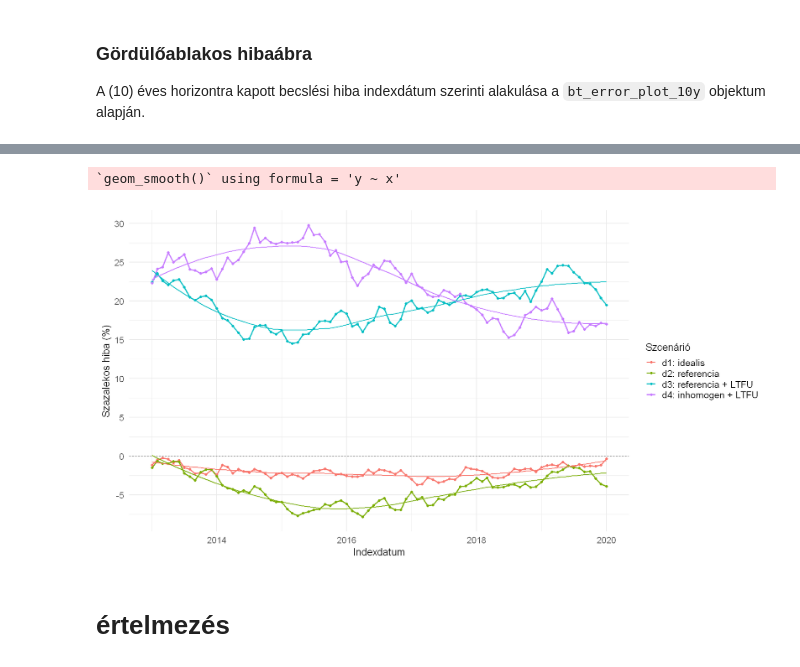
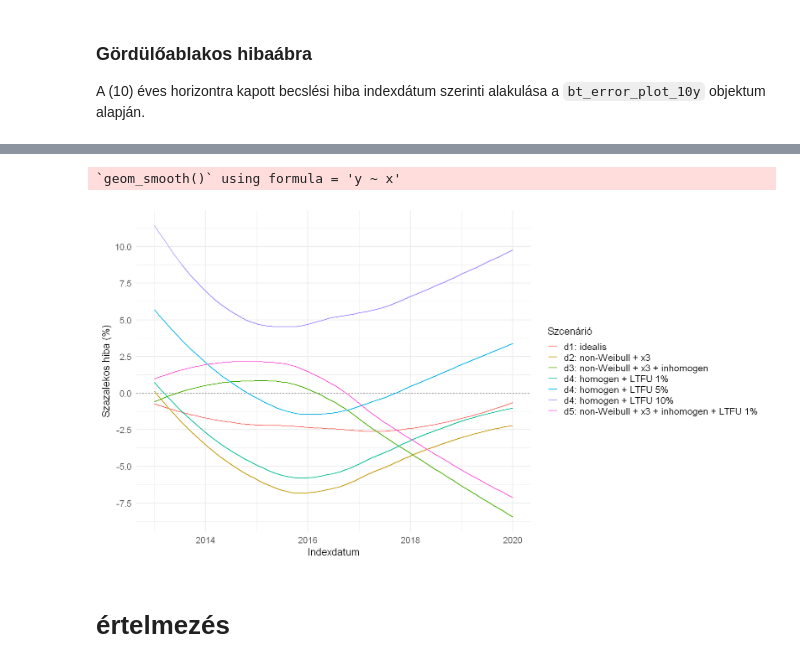
Before and after one commit to lrado1/rprev-ext, a Jupyter notebook: notebooks/performance-evaluation.ipynb, the cells around one changed output, grey strips where cells are left out. Drawn from its saved outputs; the diff is of its cells as text; code cells hidden in the pictures.

```diff
--- a/notebooks/performance-evaluation.ipynb
+++ b/notebooks/performance-evaluation.ipynb
@@ -586,7 +570,7 @@ plot_yearly_diagnosis_counts <- function(data_list) {
       arrange(year)
 
     # Ábra: éves esetszám + nemlineáris (LOESS) trend
-    ggplot(inc_counts, aes(x = year)) +
+    p <- ggplot(inc_counts, aes(x = year)) +
       geom_line(aes(y = n, color = "Éves esetszám"), linewidth = 1) +
       geom_point(aes(y = n, color = "Éves esetszám"), size = 2) +
       geom_smooth(aes(y = n, color = "LOESS trend"),
@@ -599,6 +583,9 @@ plot_yearly_diagnosis_counts <- function(data_list) {
         y = "Esetszám",
         color = NULL
       )
+
+    print(p)
+    p
   })
 
   # Kimenet: név szerinti ábralista
@@ -612,11 +599,11 @@ incidence_plots <- plot_yearly_diagnosis_counts(
   list(
     "d1: idealis" = df_eda_d1_idealis,
     "d2: non-Weibull + x3" = df_eda_d2_nonweibull_x3,
-    "d3: inhomogen" = df_eda_d3_nonweibull_x3_inhomogen,
+    "d3: non-Weibull + x3 + inhomogen" = df_eda_d3_nonweibull_x3_inhomogen,
     "d4-a: homogen + LTFU 1%" = df_eda_d4_a_homogen_ltfu_1,
     "d4-b: homogen + LTFU 5%" = df_eda_d4_b_homogen_ltfu_5,
     "d4-c: homogen + LTFU 10%" = df_eda_d4_c_homogen_ltfu_10,
-    "d5: inhomogen + LTFU 1%" = df_eda_d5_inhomogen_ltfu_1
+    "d5: non-Weibull + x3 + inhomogen + LTFU 1%" = df_eda_d5_inhomogen_ltfu_1
   )
 )
 
@@ -1591,7 +1538,7 @@ rolling_backtest_metrics_only <- function(
   registry_end_date = "2020-01-01",
   step = "month",
   population_size = 10e3,
-  N_boot = 1000,
+  N_boot = 50,
   dist = "weibull"
 ) {
   horizon_years <- sort(unique(as.integer(horizon_years)))
@@ -1765,14 +1712,14 @@ bt_roll <- rolling_backtest_metrics_only_all(
   registry_end_date = "2020-01-01",
   step = "month",
   population_size = population_size,
-  N_boot = 1000,
+  N_boot = 500,
   dist = "weibull"
 )
 
 bt_metrics_only <- bt_roll$metrics
 bt_error_paths <- bt_roll$error_paths
 bt_error_plot_10y <- subset(bt_error_paths, time_horizon_years == 10)
-bt_error_plot_10y$scenario_label <- factor(bt_error_plot_10y$scenario_id, levels = c("d1", "d2", "d3", "d4-a", "d4-b", "d4-c", "d5"), labels = c("d1: idealis", "d2: non-Weibull + x3", "d3: inhomogen", "d4: homogen + LTFU 1%", "d4: homogen + LTFU 5%", "d4: homogen + LTFU 10%", "d5: inhomogen + LTFU 1%"))
+bt_error_plot_10y$scenario_label <- factor(bt_error_plot_10y$scenario_id, levels = c("d1", "d2", "d3", "d4-a", "d4-b", "d4-c", "d5"), labels = c("d1: idealis", "d2: non-Weibull + x3", "d3: non-Weibull + x3 + inhomogen", "d4: homogen + LTFU 1%", "d4: homogen + LTFU 5%", "d4: homogen + LTFU 10%", "d5: non-Weibull + x3 + inhomogen + LTFU 1%"))
 
 bt_metrics_only
 # %% [output]
@@ -2023,26 +1832,39 @@ ggplot2::ggplot(bt_error_plot_10y, ggplot2::aes(index_date, err_est_vs_true)) +
 # %%
-show_loess <- TRUE
+plot_mode <- "loess"  # "raw", "both", "loess"
+datasets_to_plot <- c(
+  "d1: idealis",
+  "d2: non-Weibull + x3",
+  "d3: non-Weibull + x3 + inhomogen",
+  "d4: homogen + LTFU 1%",
+  "d4: homogen + LTFU 5%",
+  "d4: homogen + LTFU 10%",
+  "d5: non-Weibull + x3 + inhomogen + LTFU 1%"
+)
 
 plot_df_pct <- bt_error_plot_10y
 plot_df_pct$pct_err <- 100 * plot_df_pct$err_est_vs_true / plot_df_pct$true_prevalence
+plot_df_pct <- plot_df_pct[plot_df_pct$scenario_label %in% datasets_to_plot, ]
+plot_df_pct$scenario_label <- factor(plot_df_pct$scenario_label, levels = datasets_to_plot)
 
 set_plot_size(15, 8)
 p <- ggplot2::ggplot(plot_df_pct, ggplot2::aes(index_date, pct_err, color = scenario_label, group = scenario_label)) +
   ggplot2::geom_hline(yintercept = 0, linetype = "dashed", color = analysis_config$colors$neutral) +
-  ggplot2::geom_line(linewidth = 0.9) +
-  ggplot2::geom_point(size = 1.6) +
   ggplot2::scale_y_continuous(n.breaks = 10) +
   ggplot2::labs(x = "Indexdatum", y = "Szazalekos hiba (%)", color = "Szcenárió") +
   notebook_theme(base_size = 18) +
   ggplot2::theme(legend.title = ggplot2::element_text(size = 16), legend.text = ggplot2::element_text(size = 15), axis.title = ggplot2::element_text(size = 16), axis.text = ggplot2::element_text(size = 14))
 
-if (show_loess) {
+if (plot_mode %in% c("raw", "both")) {
+  p <- p + ggplot2::geom_line(linewidth = 0.9) + ggplot2::geom_point(size = 1.6)
+}
+
+if (plot_mode %in% c("loess", "both")) {
   p <- p + ggplot2::geom_smooth(se = FALSE, method = "loess", linewidth = 0.6, linetype = "solid")
 }
 
 p
 # %% [output]
 `geom_smooth()` using formula = 'y ~ x'
-[figure, old version]
+[figure, new version]
 # %% [markdown]
 # értelmezés
```
Also changed, not shown: parts of 25 cells of this notebook.
